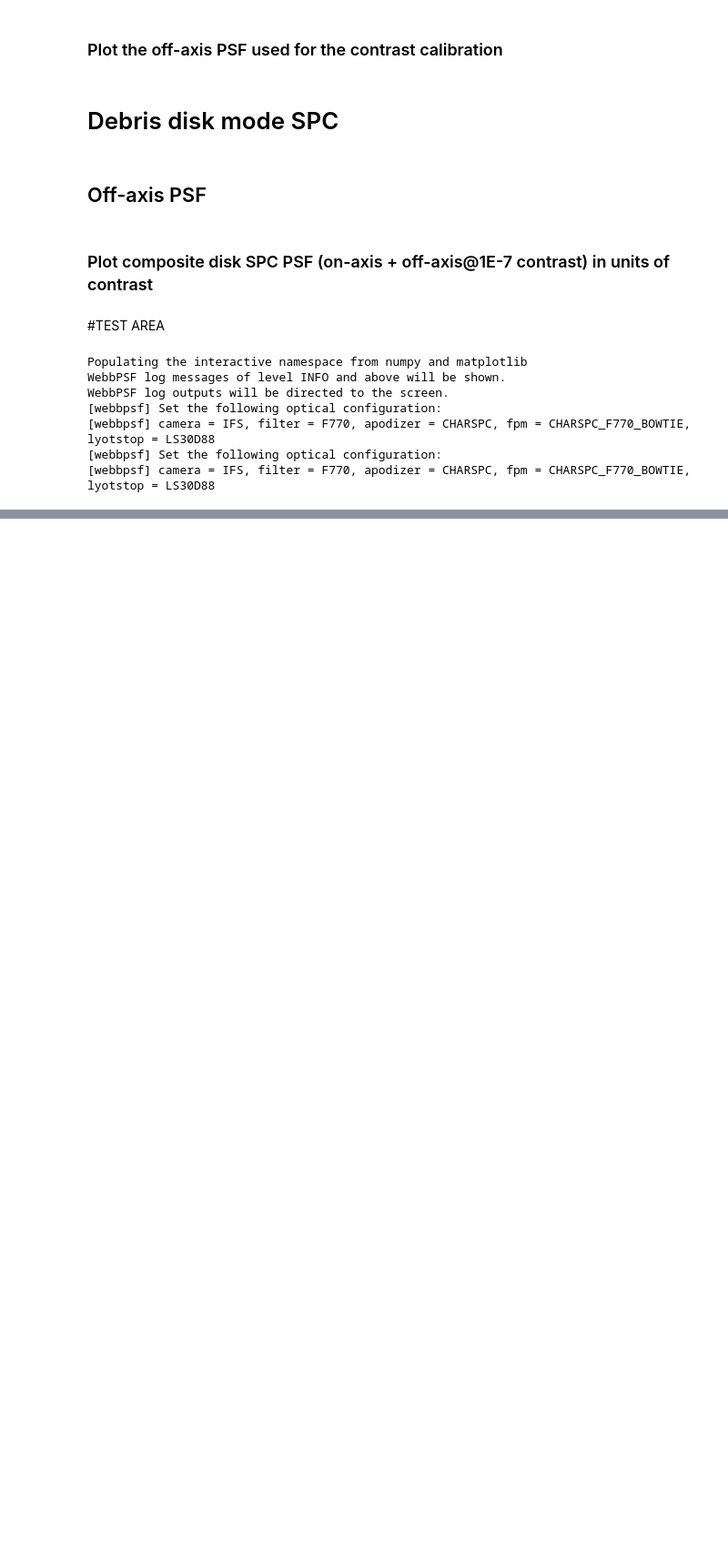
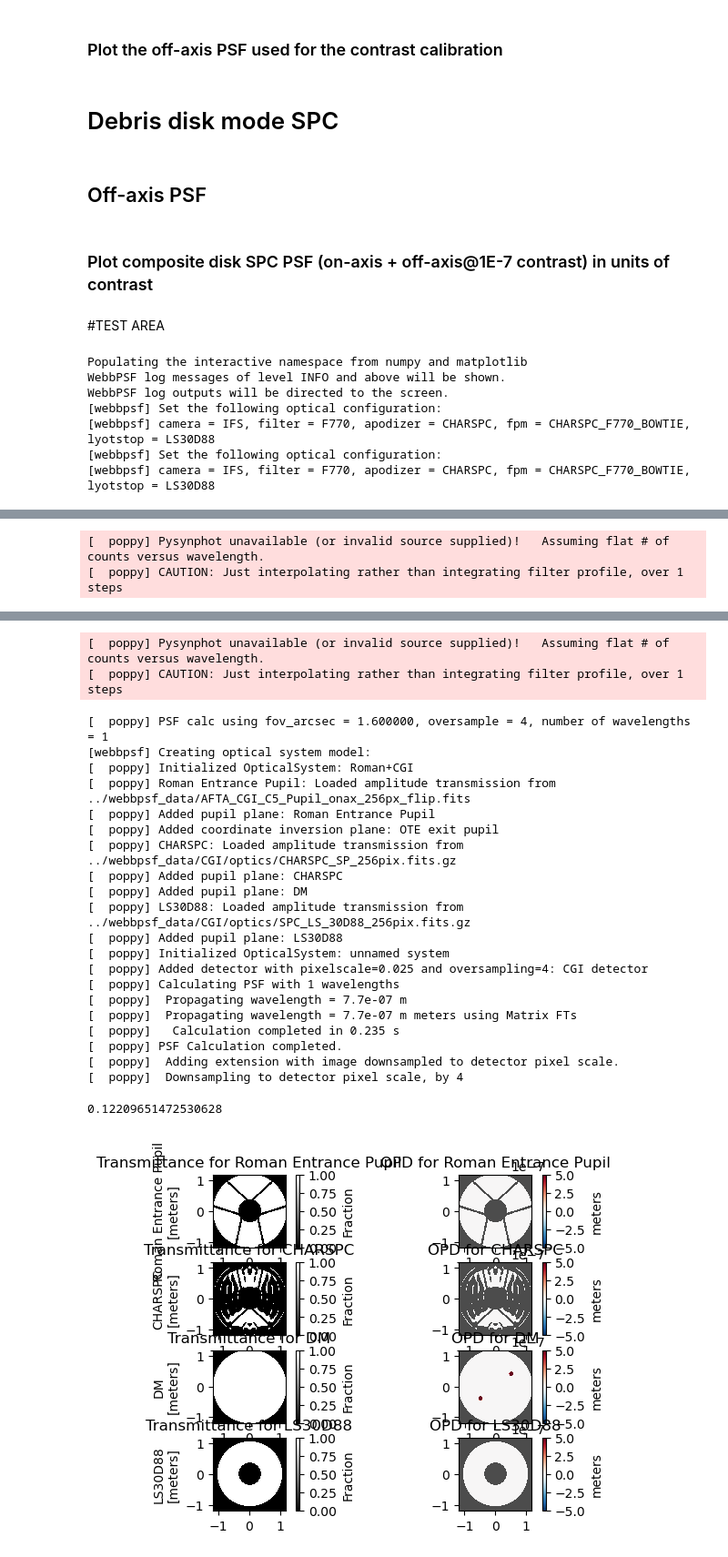
Before and after one commit to davidbourgeois/webbpsf, a Jupyter notebook: test_cgi.ipynb, the cells around one changed output, grey strips where cells are left out. Shown at 91% size. Drawn from its saved outputs; the diff is of its cells as text; code cells hidden in the pictures; blank space fills up the shorter version.

Commit message:
Add SPC contrast

```diff
--- a/test_cgi.ipynb
+++ b/test_cgi.ipynb
@@ -368,0 +306,3 @@ HISTORY Created by POPPY version 1.0
+# %%
+DMon.SPC_contrast()
+# %% [output]
@@ -368,0 +328,2 @@ HISTORY Created by POPPY version 1.0
+[  poppy] Pysynphot unavailable (or invalid source supplied)!   Assuming flat # of counts versus wavelength.
+[  poppy] CAUTION: Just interpolating rather than integrating filter profile, over 1 steps
@@ -368,0 +350,24 @@ HISTORY Created by POPPY version 1.0
+[  poppy] Pysynphot unavailable (or invalid source supplied)!   Assuming flat # of counts versus wavelength.
+[  poppy] CAUTION: Just interpolating rather than integrating filter profile, over 1 steps
+[  poppy] PSF calc using fov_arcsec = 1.600000, oversample = 4, number of wavelengths = 1
+[webbpsf] Creating optical system model:
+[  poppy] Initialized OpticalSystem: Roman+CGI
+[  poppy] Roman Entrance Pupil: Loaded amplitude transmission from ../webbpsf_data/AFTA_CGI_C5_Pupil_onax_256px_flip.fits
+[  poppy] Added pupil plane: Roman Entrance Pupil
+[  poppy] Added coordinate inversion plane: OTE exit pupil
+[  poppy] CHARSPC: Loaded amplitude transmission from ../webbpsf_data/CGI/optics/CHARSPC_SP_256pix.fits.gz
+[  poppy] Added pupil plane: CHARSPC
+[  poppy] Added pupil plane: DM
+[  poppy] LS30D88: Loaded amplitude transmission from ../webbpsf_data/CGI/optics/SPC_LS_30D88_256pix.fits.gz
+[  poppy] Added pupil plane: LS30D88
+[  poppy] Initialized OpticalSystem: unnamed system
+[  poppy] Added detector with pixelscale=0.025 and oversampling=4: CGI detector
+[  poppy] Calculating PSF with 1 wavelengths
+[  poppy]  Propagating wavelength = 7.7e-07 m
+[  poppy]  Propagating wavelength = 7.7e-07 m meters using Matrix FTs
+[  poppy]   Calculation completed in 0.235 s
+[  poppy] PSF Calculation completed.
+[  poppy]  Adding extension with image downsampled to detector pixel scale.
+[  poppy]  Downsampling to detector pixel scale, by 4
+0.12209651472530628
+[figure, added]
```
Also changed, not shown: parts of 17 cells of this notebook, 1 other file.
